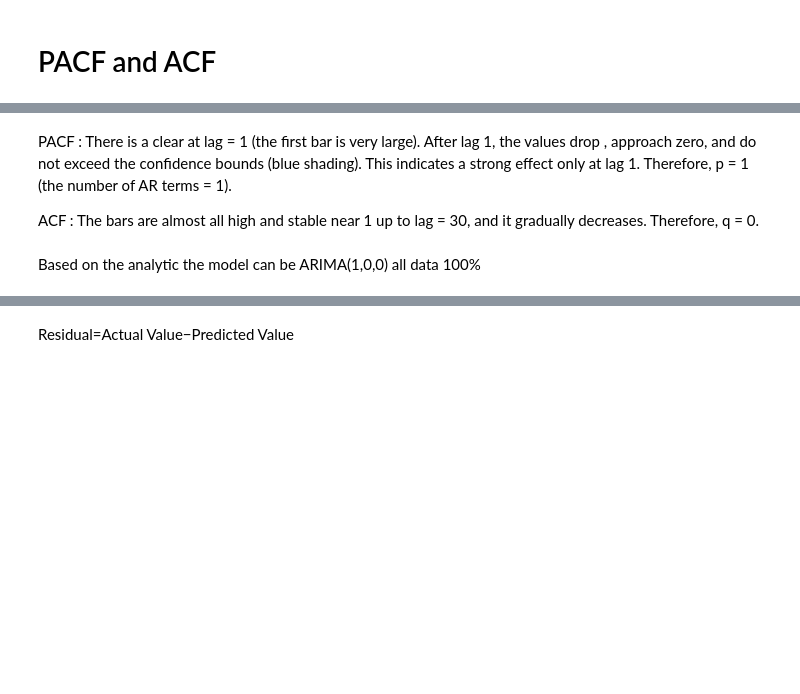
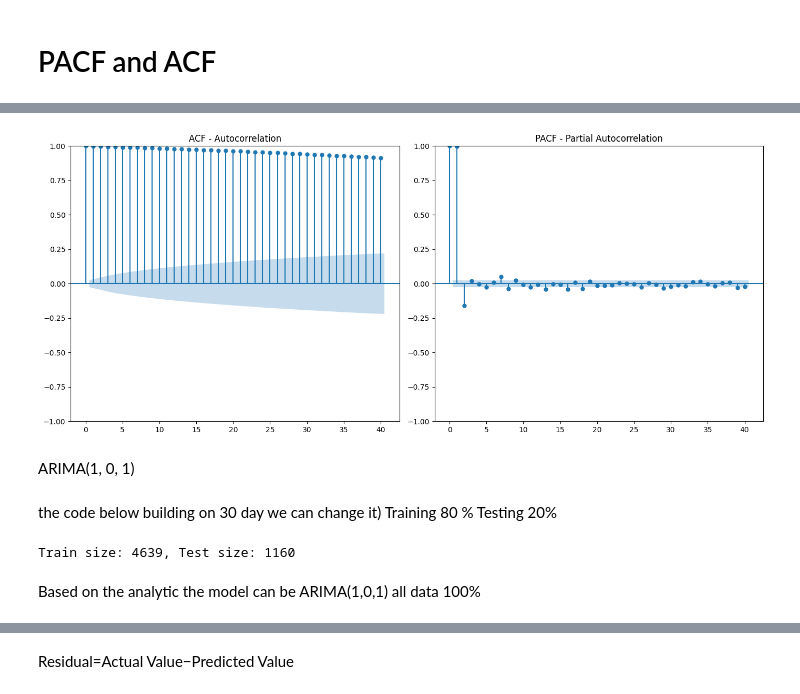
Before and after one commit to AliSalman25/first-Jupyter-Notebook-for-the-experiments, a Jupyter notebook: first_experiment.ipynb, the cells around one changed output, grey strips where cells are left out. Cells and saved outputs as stored; diff of their text form; code cells hidden in the pictures; blank space fills up the shorter version.

```diff
--- a/first_experiment.ipynb
+++ b/first_experiment.ipynb
@@ -283,13 +248,37 @@ plt.show()
-# %% [markdown]
-PACF :
-There is a clear at lag = 1 (the first bar is very large).
-After lag 1, the values drop , approach zero, and do not exceed the confidence bounds (blue shading).
-This indicates a strong effect only at lag 1.
-Therefore, p = 1 (the number of AR terms = 1).
-
-ACF :
-The bars are almost all high and stable near 1 up to lag = 30, and it gradually decreases.
-Therefore, q = 0.
+# %%
+from statsmodels.graphics.tsaplots import plot_acf, plot_pacf
+import matplotlib.pyplot as plt
+
+
+plt.figure(figsize=(14,6))
+
+plt.subplot(1, 2, 1)
+plot_acf(df['Price'], lags=40, ax=plt.gca())
+plt.title('ACF - Autocorrelation')
+
+plt.subplot(1, 2, 2)
+plot_pacf(df['Price'], lags=40, ax=plt.gca(), method='ywm')
+plt.title('PACF - Partial Autocorrelation')
+
+plt.tight_layout()
+plt.show()
+# %% [output]
+[figure, added]
+# %% [markdown]
+ ARIMA(1, 0, 1)
+# %% [markdown]
+the code below building on 30 day we can change it) Training 80 % Testing 20%
+# %%
+
+train_size = int(len(df) * 0.8)
+
+
+train = df.iloc[:train_size]
+test = df.iloc[train_size:]
+
+print(f"Train size: {len(train)}, Test size: {len(test)}")
+# %% [output]
+Train size: 4639, Test size: 1160
 # %% [markdown]
-Based on the analytic the model can be ARIMA(1,0,0)
+Based on the analytic the model can be ARIMA(1,0,1)
 all data 100%
```
Also changed, not shown: parts of 30 cells of this notebook.
